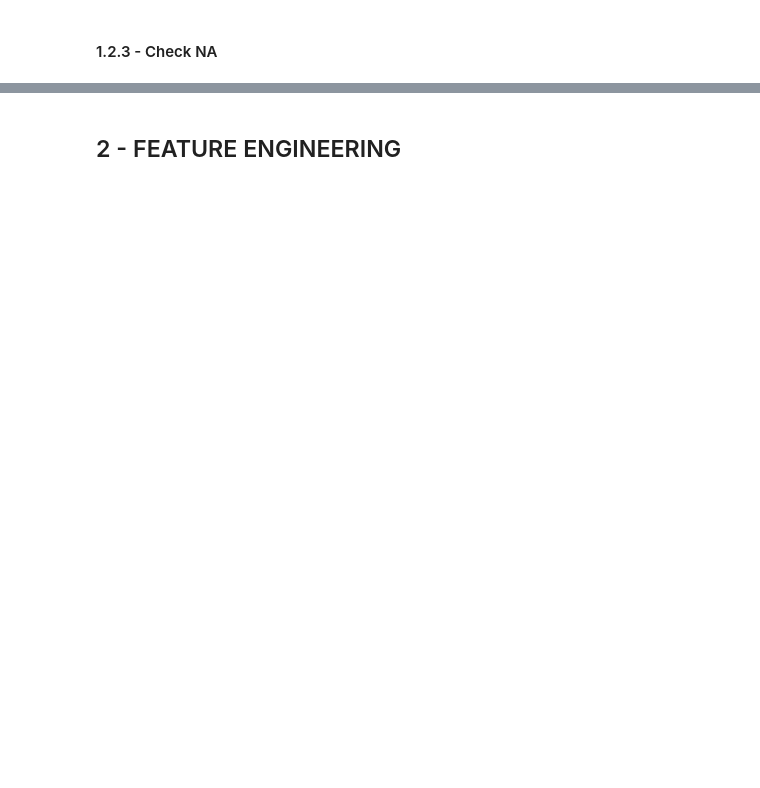
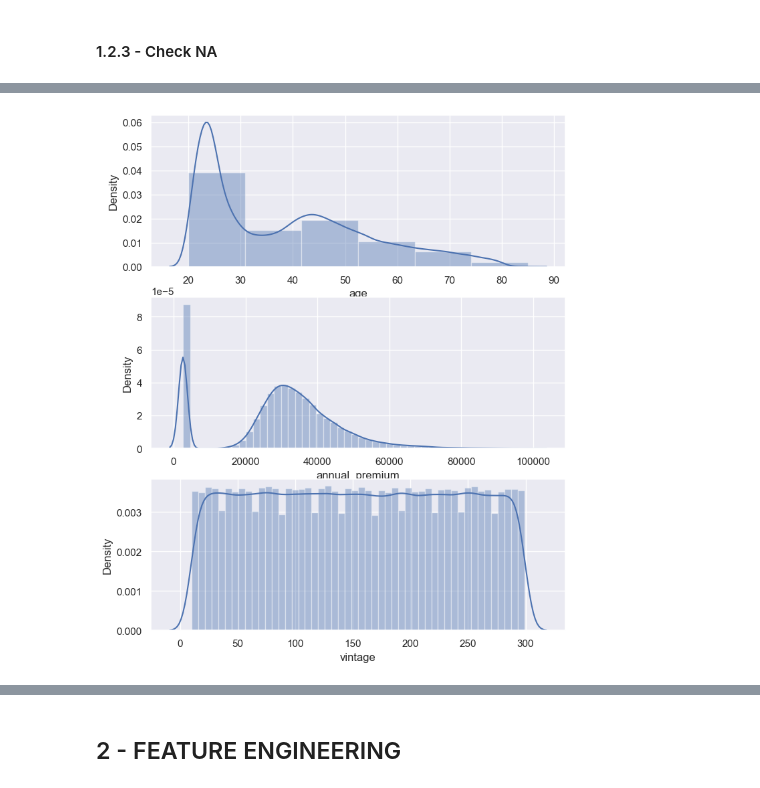
Before and after one commit to RPerottoni/Health_Insurance_Cross_Sell, a Jupyter notebook: notebooks/rp_01_healthinsurance_crossel_v1.ipynb, the cells around one changed output, grey strips where cells are left out. Drawn from its saved outputs; the diff is of its cells as text; code cells hidden in the pictures; blank space fills up the shorter version.

```diff
--- a/notebooks/rp_01_healthinsurance_crossel_v1.ipynb
+++ b/notebooks/rp_01_healthinsurance_crossel_v1.ipynb
@@ -201,0 +283,7 @@ m
+# %%
+fig, axs = plt.subplots(3, figsize = (8, 10))
+sns.distplot(df['age'], ax=axs[0], bins=6)
+sns.distplot(df[df['annual_premium']<100000]['annual_premium'], ax=axs[1])
+sns.distplot(df['vintage'], ax=axs[2]);
+# %% [output]
+[figure, added]
```
Also changed, not shown: parts of 80 cells of this notebook, 1 other file.
